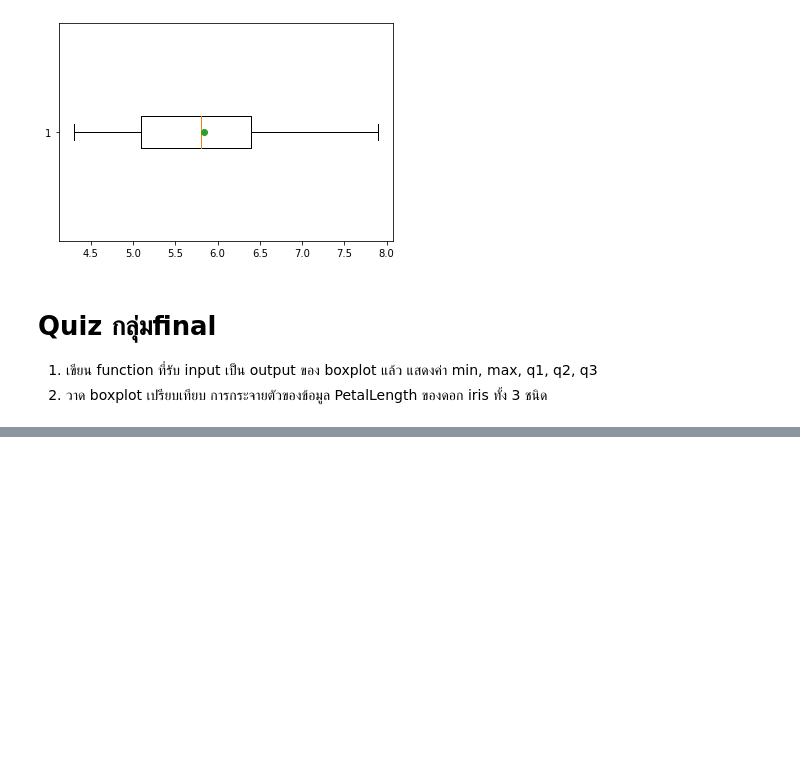
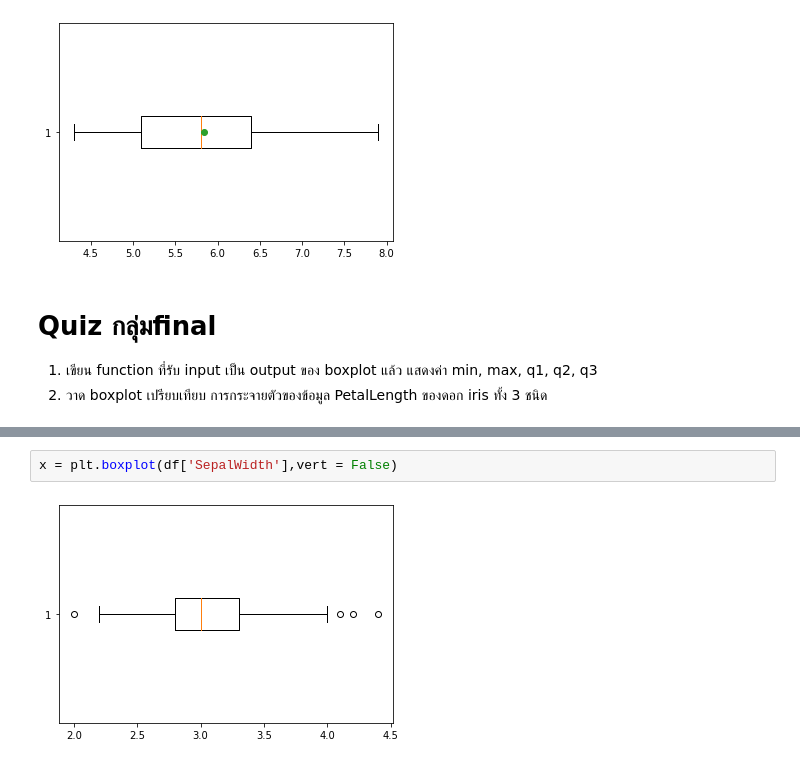
Before and after one commit to naruemonssp/data_viz_2022, a Jupyter notebook: DataViz02_Data_Distribution_.ipynb, the cells around one changed output, grey strips where cells are left out. Drawn from its saved outputs; the diff is of its cells as text; blank space fills up the shorter version.

```diff
--- a/DataViz02_Data_Distribution_.ipynb
+++ b/DataViz02_Data_Distribution_.ipynb
@@ -313,0 +323,4 @@ box_vals(ybp,vert=False)
+# %%
+x = plt.boxplot(df['SepalWidth'],vert = False)
+# %% [output]
+[figure, added]
```
Also changed, not shown: parts of 15 cells of this notebook.
